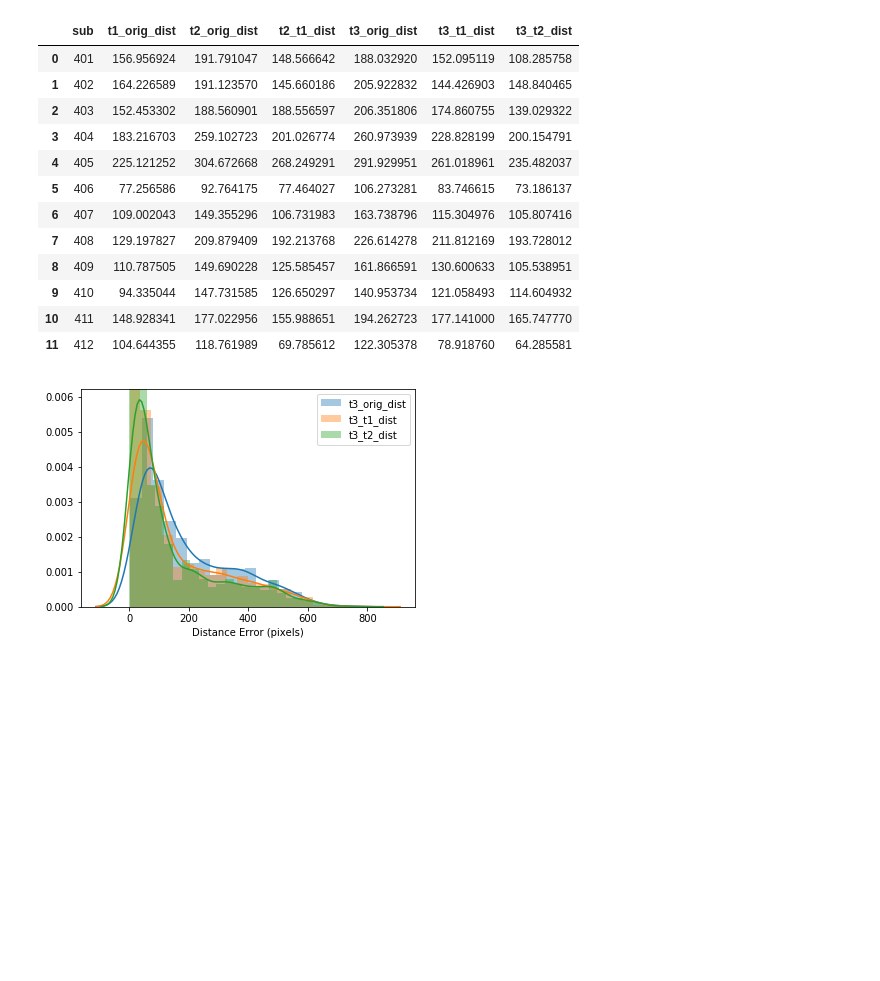
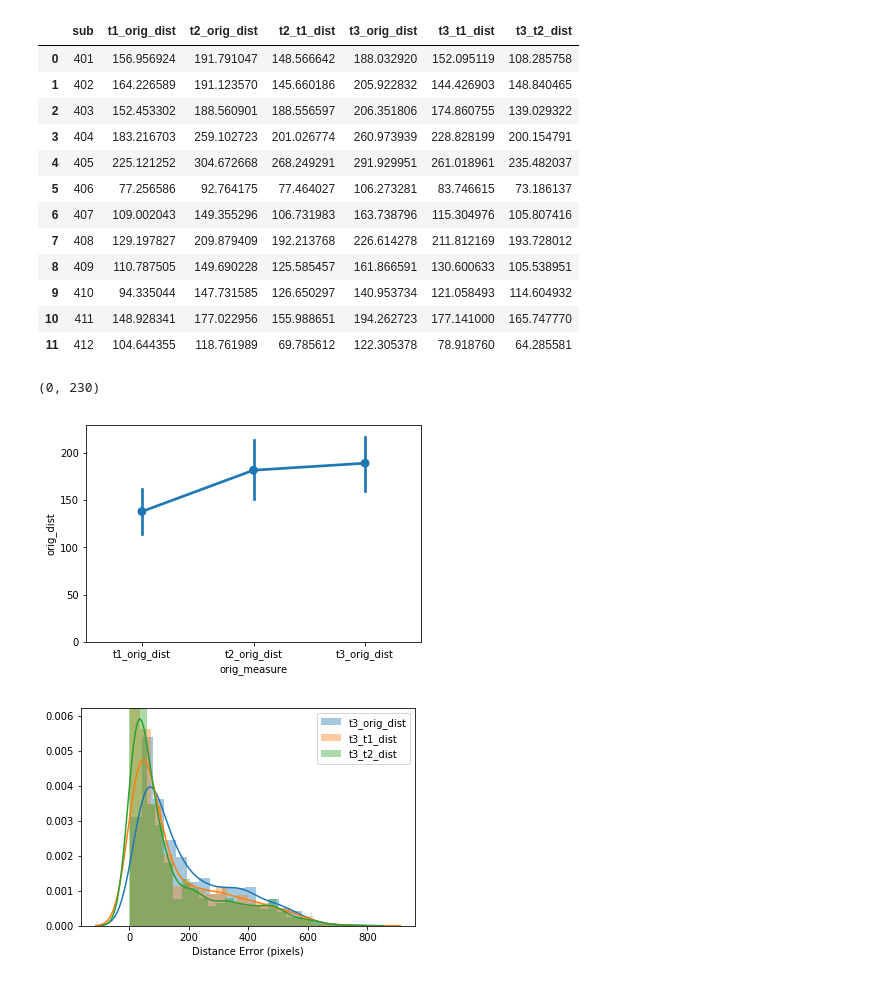
Before and after one commit to donnajobridge/data_visualizations, a Jupyter notebook: react/reactivation_visuals.ipynb, the cells around one changed output. Cells and saved outputs as stored; diff of their text form; code cells hidden in the pictures; blank space fills up the shorter version.

```diff
--- a/react/reactivation_visuals.ipynb
+++ b/react/reactivation_visuals.ipynb
@@ -146,6 +191,14 @@ def melt_distances(means, condlist, day):
     return tidy_dists
 t2=melt_distances(means, t2_list, 't2')
 t3=melt_distances(means, t3_list, 't3')
+orig=melt_distances(means, orig_list, 'orig')
+# %%
+orig
+sns.pointplot(x='orig_measure', y='orig_dist', data=orig)
+plt.ylim(0, 230)
+# %% [output]
+(0, 230)
+[figure, added]
 # %%
 def make_layered_hist(array, condlist, condDay):
     fig, ax = plt.subplots()
```
Also changed, not shown: parts of 3 cells of this notebook, 10 other files.
